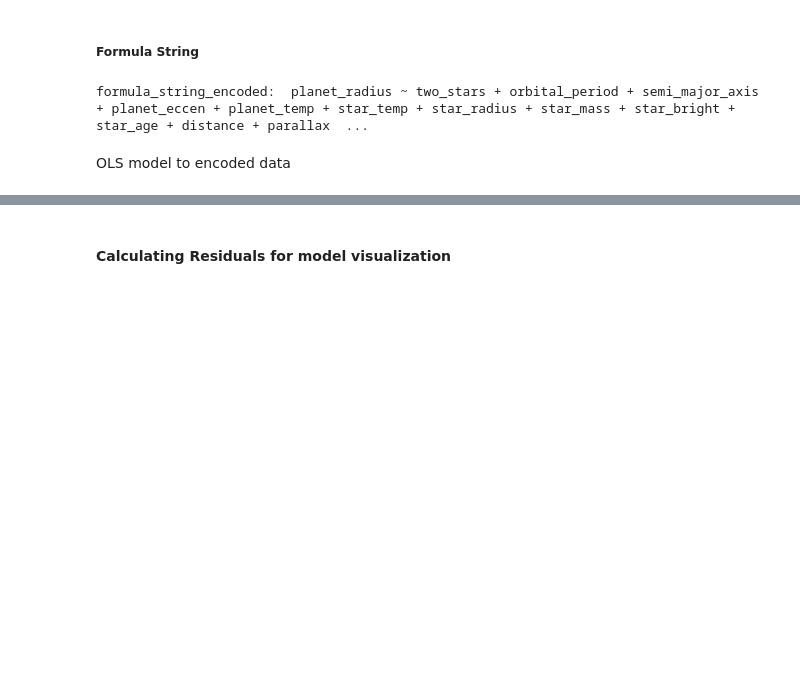
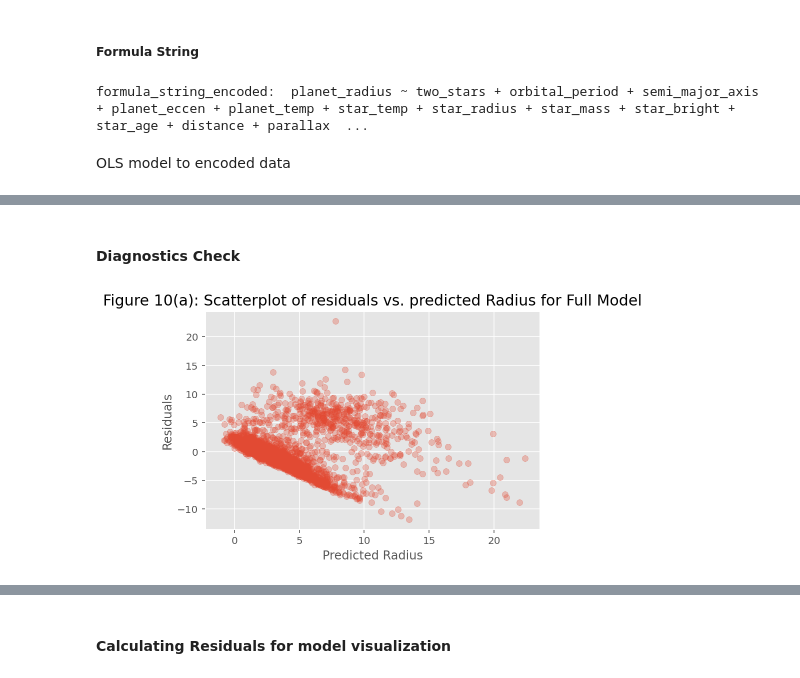
Before and after one commit to RafDingo/Maths40, a Jupyter notebook: src/Phase2/Phase2_Group40.ipynb, the cells around one changed output, grey strips where cells are left out. Drawn from its saved outputs; the diff is of its cells as text; code cells hidden in the pictures; blank space fills up the shorter version.

```diff
--- a/src/Phase2/Phase2_Group40.ipynb
+++ b/src/Phase2/Phase2_Group40.ipynb
@@ -183,0 +208,10 @@ strong multicollinearity problems or that the design matrix is singular.
+# %% [markdown]
+#### Diagnostics Check
+# %%
+plt.scatter(residuals_full['predicted'], residuals_full['residual'], alpha=0.3);
+plt.xlabel('Predicted Radius');
+plt.ylabel('Residuals')
+plt.title('Figure 10(a): Scatterplot of residuals vs. predicted Radius for Full Model', fontsize=15)
+plt.show();
+# %% [output]
+[figure, added]
```
Also changed, not shown: parts of 19 cells of this notebook.
